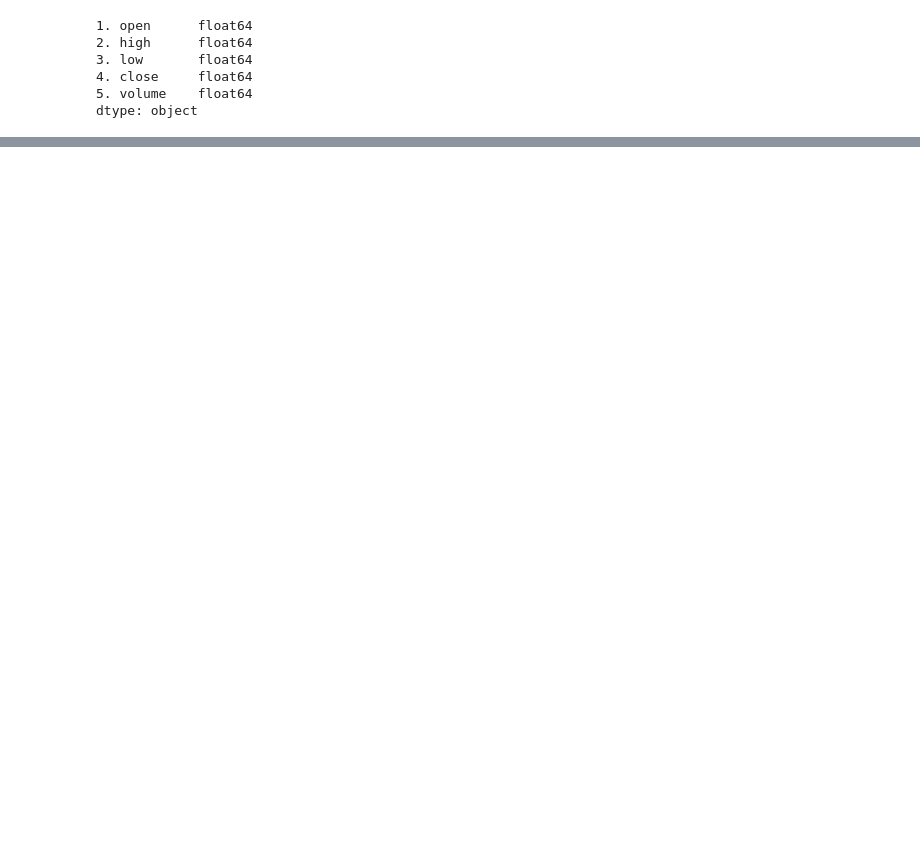
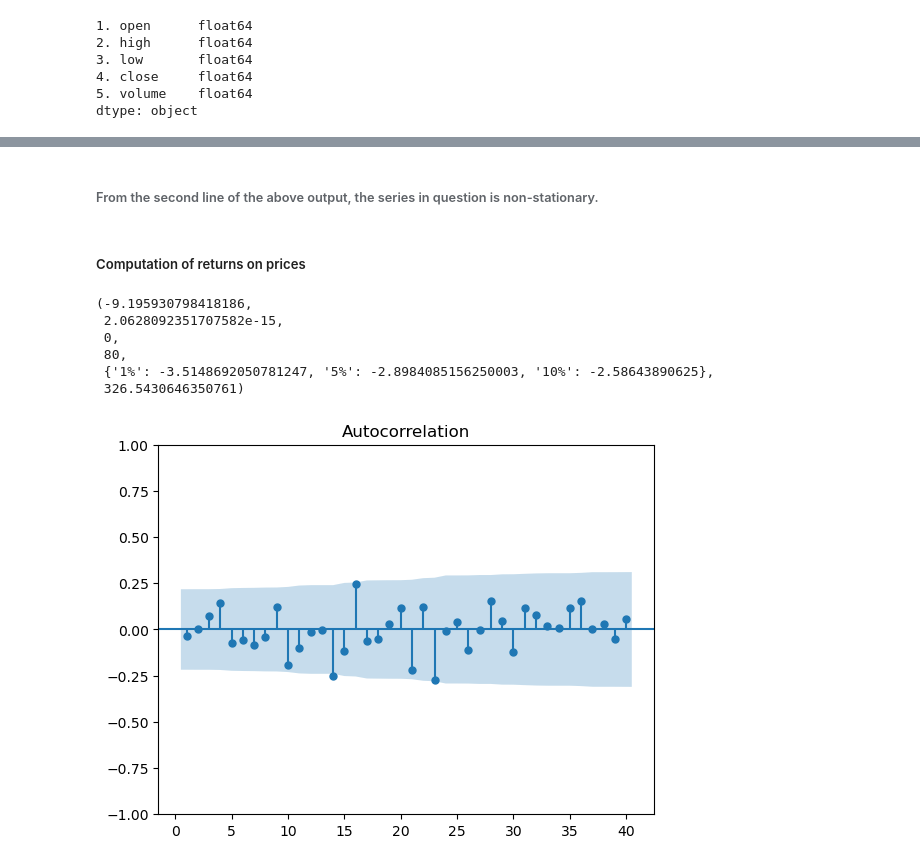
Before and after one commit to Nifoluwa/ML_for_finance, a Jupyter notebook: Time_Series/Walkthrough.ipynb, the cells around one changed output, grey strips where cells are left out. Drawn from its saved outputs; the diff is of its cells as text; code cells hidden in the pictures; blank space fills up the shorter version.

```diff
--- a/Time_Series/Walkthrough.ipynb
+++ b/Time_Series/Walkthrough.ipynb
@@ -140,0 +185,19 @@ df_train.plot(figsize=(15,5));
+# %% [markdown]
+###### From the second line of the above output, the series in question is non-stationary.
+# %% [markdown]
+##### Computation of returns on prices
+# %%
+df_train["returns"] = df_train.mkt_price.pct_change().mul(100)
+# %%
+sts.adfuller(df_train.returns[1:])
+# %% [output]
+(-9.195930798418186,
+ 2.0628092351707582e-15,
+ 0,
+ 80,
+ {'1%': -3.5148692050781247, '5%': -2.8984085156250003, '10%': -2.58643890625},
+ 326.5430646350761)
+# %%
+sgt.plot_acf(df_train.returns[1:], lags=40, zero=False);
+# %% [output]
+[figure, added]
```
Also changed, not shown: parts of 41 cells of this notebook, 4 other files.
